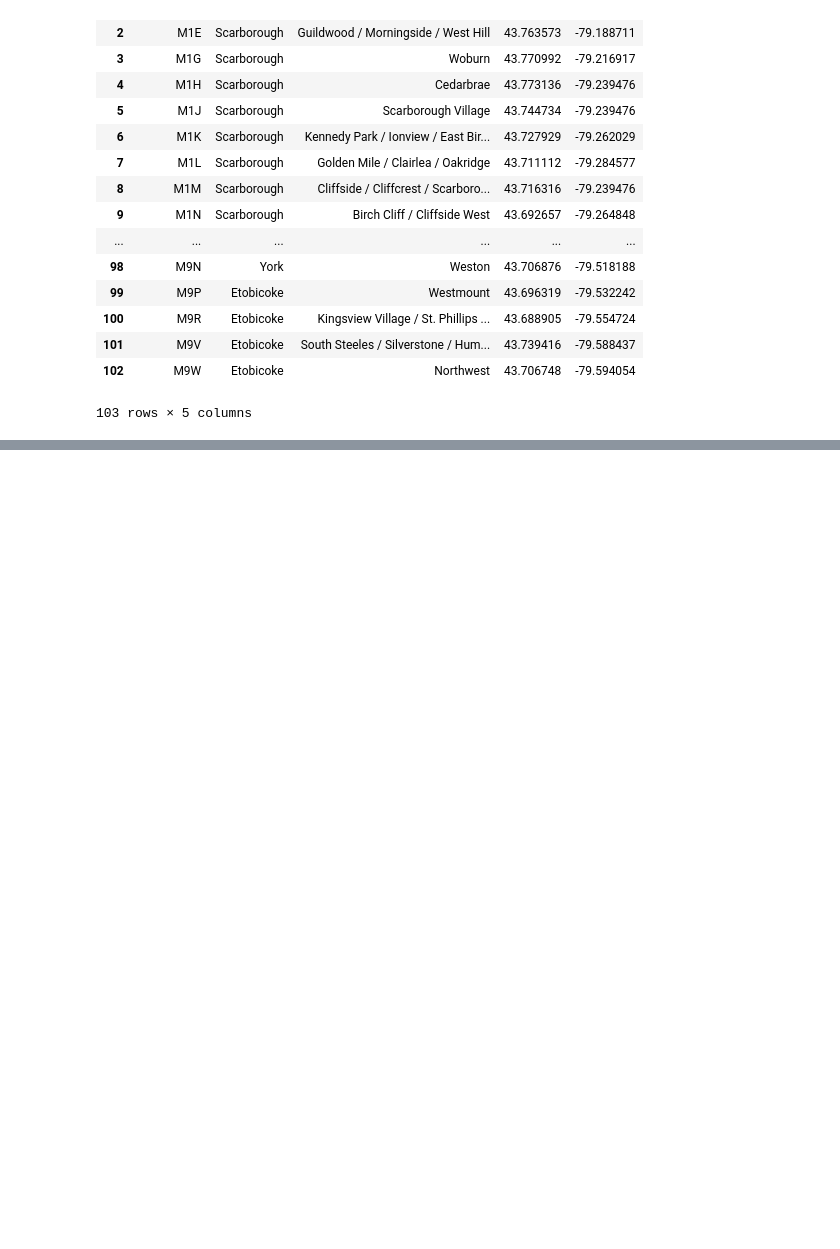
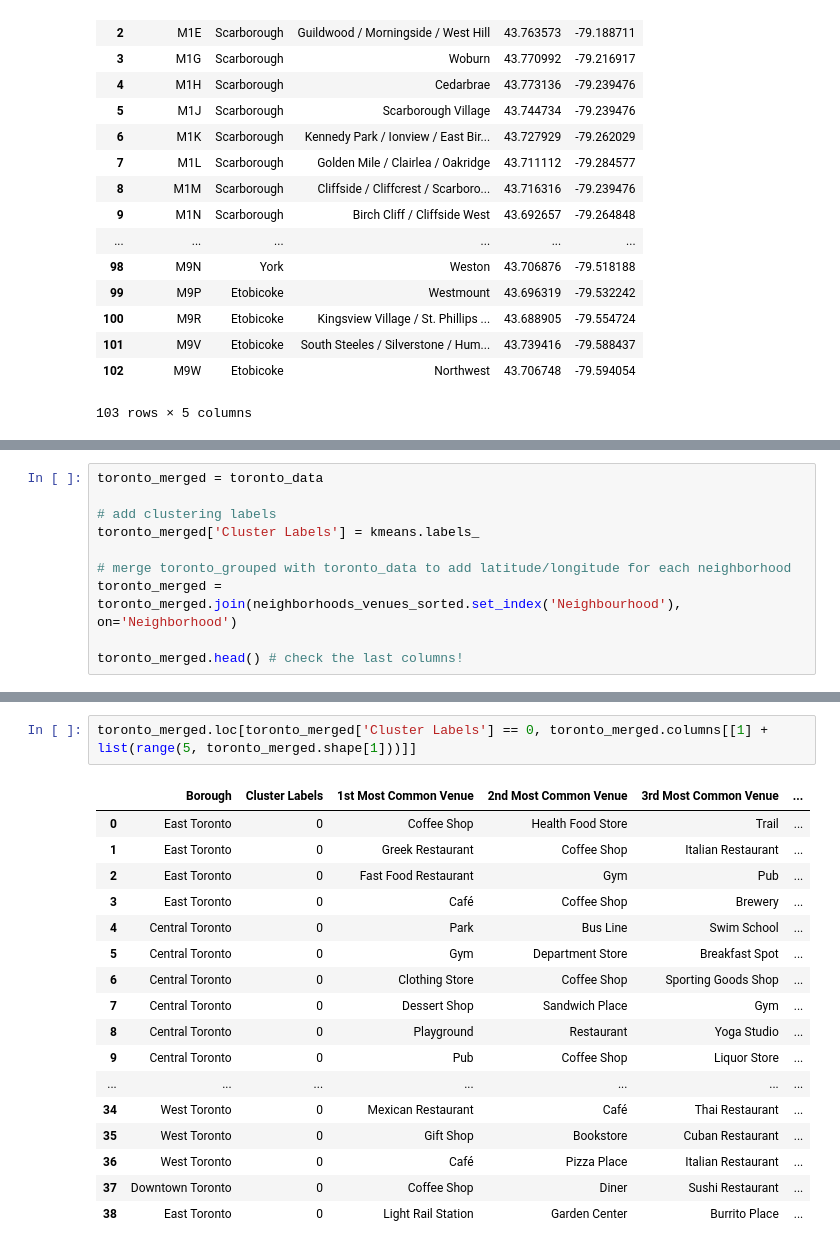
Before and after one commit to abhijatgoyal/capstone_project_IBMdatasciences_specialization, a Jupyter notebook: capstone_project_jupyter_notebook.ipynb, the cells around one changed output, grey strips where cells are left out. Saved outputs shown, nothing was run; the diff lists cells and outputs as text; blank space fills up the shorter version.

Commit message:
Published from Watson Studio.

```diff
--- a/capstone_project_jupyter_notebook.ipynb
+++ b/capstone_project_jupyter_notebook.ipynb
@@ -186,0 +514,10 @@ final_df
+# %%
+toronto_merged = toronto_data
+
+# add clustering labels
+toronto_merged['Cluster Labels'] = kmeans.labels_
+
+# merge toronto_grouped with toronto_data to add latitude/longitude for each neighborhood
+toronto_merged = toronto_merged.join(neighborhoods_venues_sorted.set_index('Neighbourhood'), on='Neighborhood')
+
+toronto_merged.head() # check the last columns!
@@ -186,0 +557,20 @@ final_df
+# %%
+toronto_merged.loc[toronto_merged['Cluster Labels'] == 0, toronto_merged.columns[[1] + list(range(5, toronto_merged.shape[1]))]]
+# %% [output]
+|  | Borough | Cluster Labels | 1st Most Common Venue | 2nd Most Common Venue | 3rd Most Common Venue | ... |
+| 0 | East Toronto | 0 | Coffee Shop | Health Food Store | Trail | ... |
+| 1 | East Toronto | 0 | Greek Restaurant | Coffee Shop | Italian Restaurant | ... |
+| 2 | East Toronto | 0 | Fast Food Restaurant | Gym | Pub | ... |
+| 3 | East Toronto | 0 | Café | Coffee Shop | Brewery | ... |
+| 4 | Central Toronto | 0 | Park | Bus Line | Swim School | ... |
+| 5 | Central Toronto | 0 | Gym | Department Store | Breakfast Spot | ... |
+| 6 | Central Toronto | 0 | Clothing Store | Coffee Shop | Sporting Goods Shop | ... |
+| 7 | Central Toronto | 0 | Dessert Shop | Sandwich Place | Gym | ... |
+| 8 | Central Toronto | 0 | Playground | Restaurant | Yoga Studio | ... |
+| 9 | Central Toronto | 0 | Pub | Coffee Shop | Liquor Store | ... |
+| ... | ... | ... | ... | ... | ... | ... |
+| 34 | West Toronto | 0 | Mexican Restaurant | Café | Thai Restaurant | ... |
+| 35 | West Toronto | 0 | Gift Shop | Bookstore | Cuban Restaurant | ... |
+| 36 | West Toronto | 0 | Café | Pizza Place | Italian Restaurant | ... |
+| 37 | Downtown Toronto | 0 | Coffee Shop | Diner | Sushi Restaurant | ... |
+| 38 | East Toronto | 0 | Light Rail Station | Garden Center | Burrito Place | ... |
```
Also changed, not shown: parts of 21 cells of this notebook.
